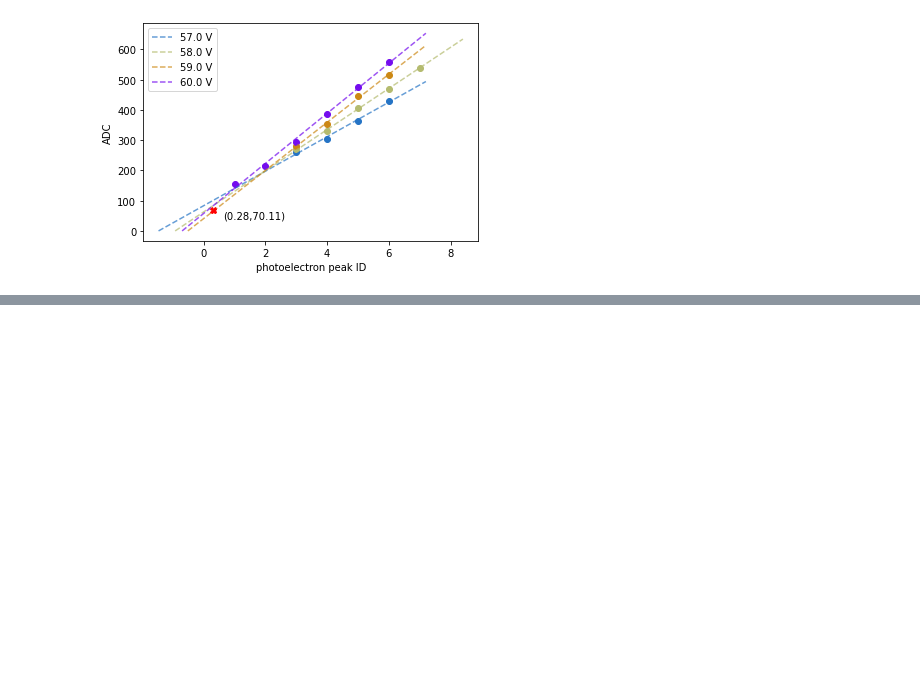
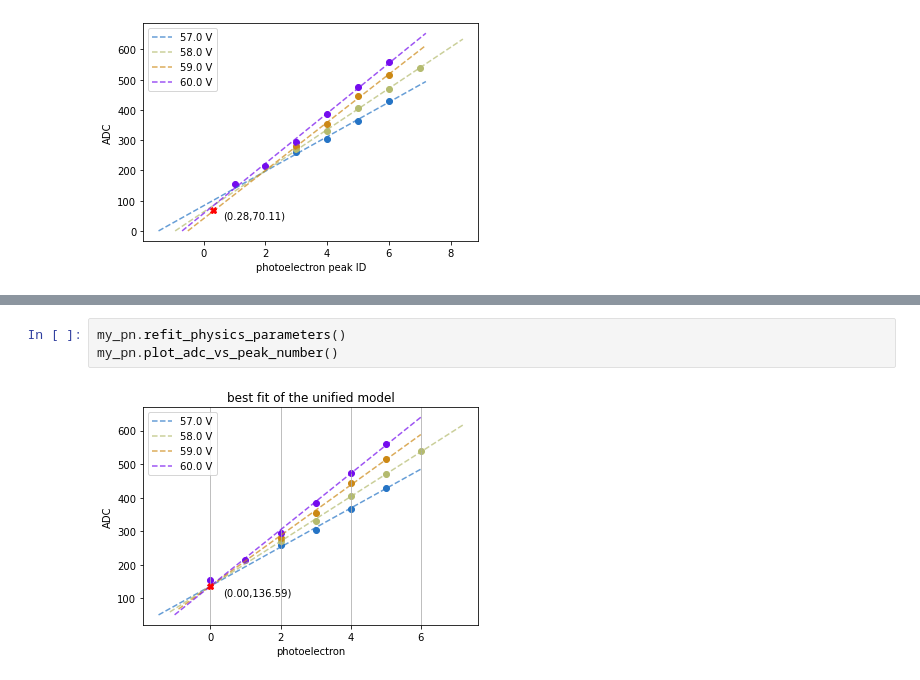
Before and after one commit to kaikai581/t2k-mppc-daq, a Jupyter notebook: notebooks/robust_peak_numbering.ipynb, the cells around one changed output, grey strips where cells are left out. Saved outputs shown, nothing was run; the diff lists cells and outputs as text; blank space fills up the shorter version.

```diff
--- a/notebooks/robust_peak_numbering.ipynb
+++ b/notebooks/robust_peak_numbering.ipynb
@@ -89,0 +144,5 @@ We can visualize the ADC as a function of PE and bias voltage with $\beta=8$, $V
+# %%
+my_pn.refit_physics_parameters()
+my_pn.plot_adc_vs_peak_number()
+# %% [output]
+[figure, added]
```
Also changed, not shown: parts of 8 cells of this notebook, 3 other files.
